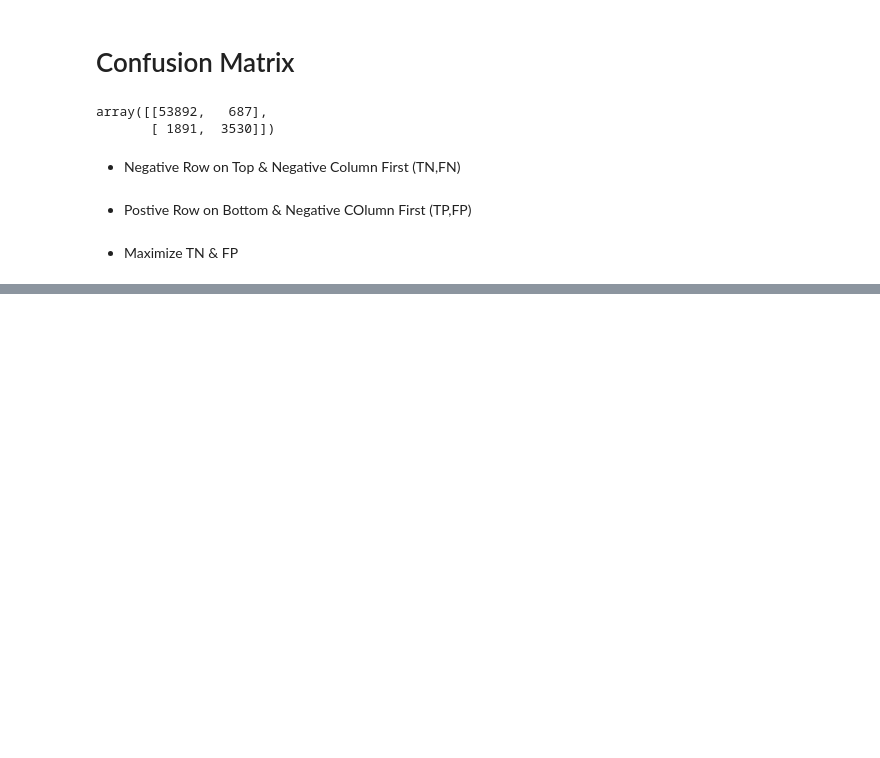
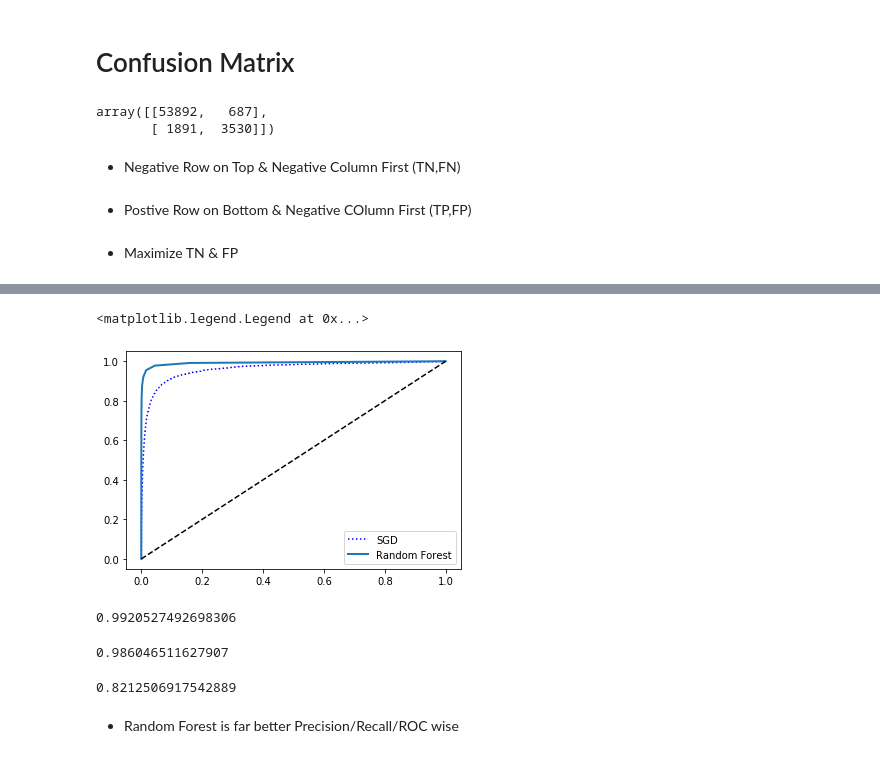
Before and after one commit to ayusharora99/Hands_On_ML, a Jupyter notebook: MNIST Classification.ipynb, the cells around one changed output, grey strips where cells are left out. Drawn from its saved outputs; the diff is of its cells as text; code cells hidden in the pictures; blank space fills up the shorter version.

```diff
--- a/MNIST Classification.ipynb
+++ b/MNIST Classification.ipynb
@@ -109,0 +187,11 @@ Recall = TP / (TP + FN)
+# %%
+plt.plot(fpr,tpr,"b:",label="SGD")
+plot_roc_curve(fpr_forest,tpr_forest,"Random Forest")
+plt.legend(loc="lower right")
+# %% [output]
+<matplotlib.legend.Legend at 0x...>
+[figure, added]
+# %%
+roc_auc_score(y_train_5,y_scores_forest)
+# %% [output]
+0.9920527492698306
@@ -109,0 +201,10 @@ Recall = TP / (TP + FN)
+# %%
+precision_score(y_train_5,y_train_pred_forest)
+# %% [output]
+0.986046511627907
+# %%
+recall_score(y_train_5,y_train_pred_forest)
+# %% [output]
+0.8212506917542889
+# %% [markdown]
+- Random Forest is far better Precision/Recall/ROC wise
```
Also changed, not shown: parts of 17 cells of this notebook.
